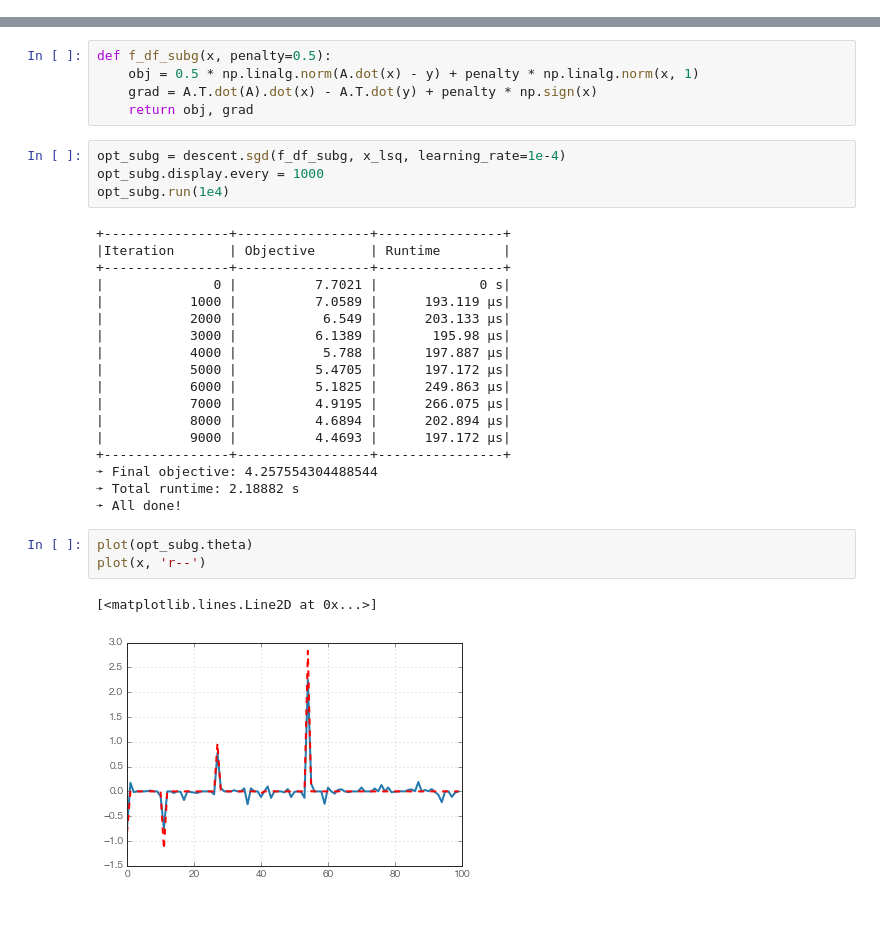
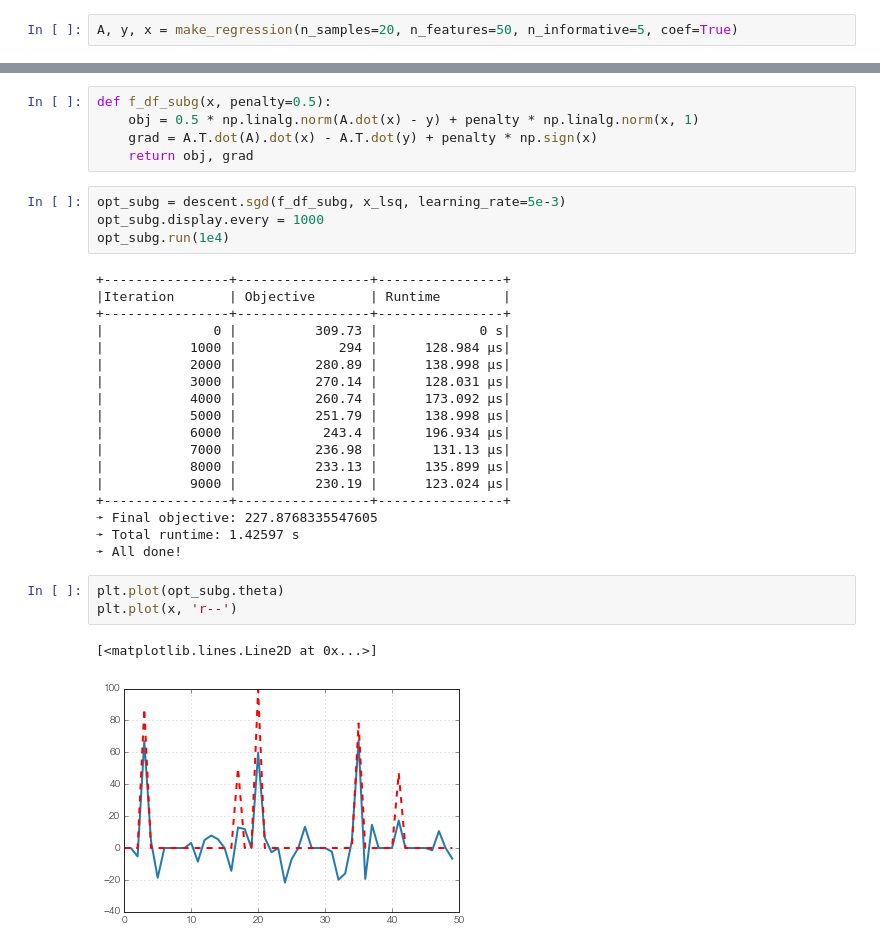
Before and after one commit to nirum/descent-tutorial, a Jupyter notebook: sparse recovery.ipynb, the cells around one changed output, grey strips where cells are left out. Drawn from its saved outputs; the diff is of its cells as text; blank space fills up the shorter version.

```diff
--- a/sparse recovery.ipynb
+++ b/sparse recovery.ipynb
@@ -20,0 +15,2 @@ draw()
+# %%
+A, y, x = make_regression(n_samples=20, n_features=50, n_informative=5, coef=True)
@@ -34,31 +35,31 @@ def f_df_subg(x, penalty=0.5):
     grad = A.T.dot(A).dot(x) - A.T.dot(y) + penalty * np.sign(x)
     return obj, grad
 # %%
-opt_subg = descent.sgd(f_df_subg, x_lsq, learning_rate=1e-4)
+opt_subg = descent.sgd(f_df_subg, x_lsq, learning_rate=5e-3)
 opt_subg.display.every = 1000
 opt_subg.run(1e4)
 # %% [output]
 +----------------+-----------------+----------------+
 |Iteration       | Objective       | Runtime        |
 +----------------+-----------------+----------------+
-|              0 |          7.7021 |             0 s|
-|           1000 |          7.0589 |      193.119 μs|
-|           2000 |           6.549 |      203.133 μs|
-|           3000 |          6.1389 |       195.98 μs|
-|           4000 |           5.788 |      197.887 μs|
-|           5000 |          5.4705 |      197.172 μs|
-|           6000 |          5.1825 |      249.863 μs|
-|           7000 |          4.9195 |      266.075 μs|
-|           8000 |          4.6894 |      202.894 μs|
-|           9000 |          4.4693 |      197.172 μs|
+|              0 |          309.73 |             0 s|
+|           1000 |             294 |      128.984 μs|
+|           2000 |          280.89 |      138.998 μs|
+|           3000 |          270.14 |      128.031 μs|
+|           4000 |          260.74 |      173.092 μs|
+|           5000 |          251.79 |      138.998 μs|
+|           6000 |           243.4 |      196.934 μs|
+|           7000 |          236.98 |       131.13 μs|
+|           8000 |          233.13 |      135.899 μs|
+|           9000 |          230.19 |      123.024 μs|
 +----------------+-----------------+----------------+
-➛ Final objective: 4.257554304488544
-➛ Total runtime: 2.18882 s
+➛ Final objective: 227.8768335547605
+➛ Total runtime: 1.42597 s
 ➛ All done!
 # %%
-plot(opt_subg.theta)
-plot(x, 'r--')
+plt.plot(opt_subg.theta)
+plt.plot(x, 'r--')
 # %% [output]
 [<matplotlib.lines.Line2D at 0x...>]
-[figure, old version]
+[figure, new version]
 # %%
```
Also changed, not shown: parts of 15 cells of this notebook, 4 other files.
